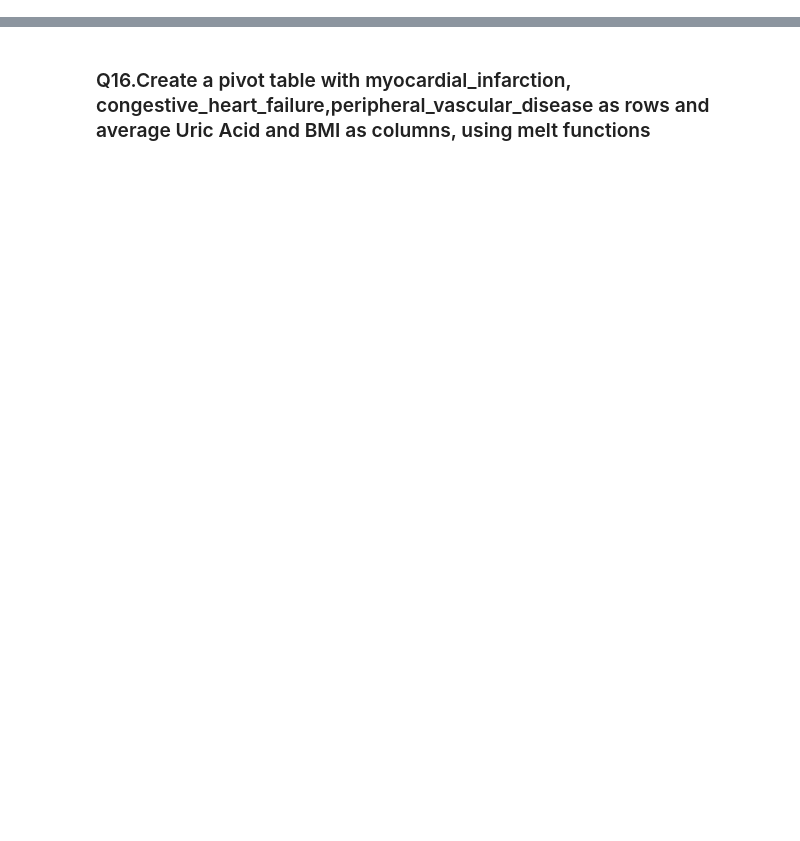
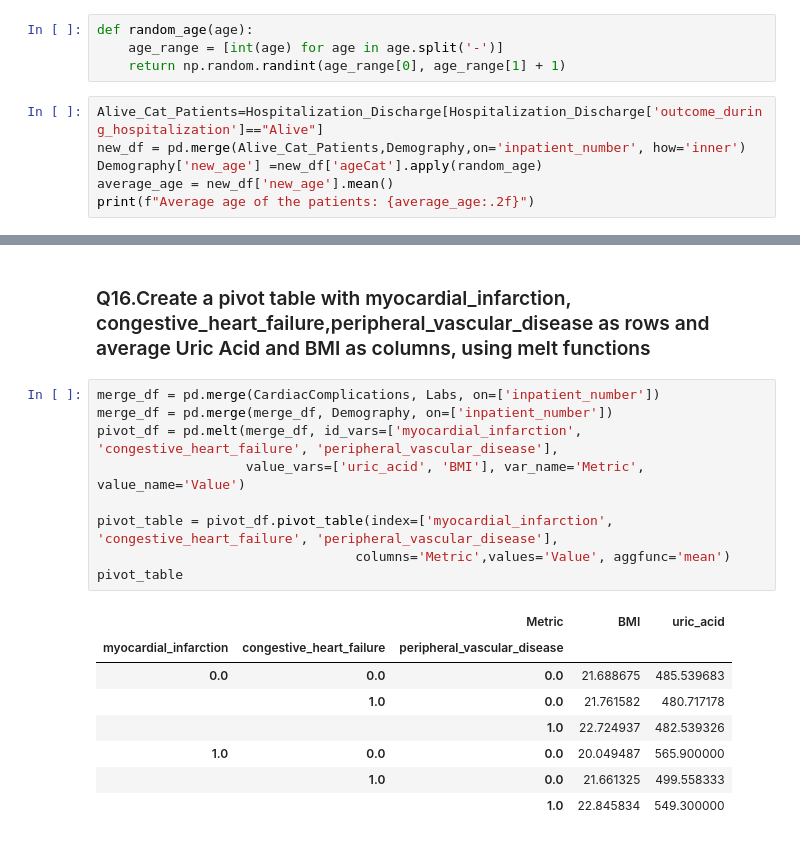
Before and after one commit to SivasankariDA112/03_Hacktivators_PythonHackathon_Apr24, a Jupyter notebook: Team03_Hacktivators_2024.ipynb, the cells around one changed output, grey strips where cells are left out. Cells and saved outputs as stored; diff of their text form; blank space fills up the shorter version.

```diff
--- a/Team03_Hacktivators_2024.ipynb
+++ b/Team03_Hacktivators_2024.ipynb
@@ -105,2 +113,12 @@ Ratio of patients responsive to pain vs responsive to sound: 4.75
 # %% [markdown]
 ### Q6.What was the average age group of the patients that had an outcome of 'Alive'?
+# %%
+def random_age(age):
+    age_range = [int(age) for age in age.split('-')]
+    return np.random.randint(age_range[0], age_range[1] + 1)
+# %%
+Alive_Cat_Patients=Hospitalization_Discharge[Hospitalization_Discharge['outcome_during_hospitalization']=="Alive"]
+new_df = pd.merge(Alive_Cat_Patients,Demography,on='inpatient_number', how='inner')
+Demography['new_age'] =new_df['ageCat'].apply(random_age)
+average_age = new_df['new_age'].mean()
+print(f"Average age of the patients: {average_age:.2f}")
@@ -326,2 +406,20 @@ plt.show()
 # %% [markdown]
 ### Q16.Create a pivot table with myocardial_infarction, congestive_heart_failure,peripheral_vascular_disease as rows and average Uric Acid and BMI as columns, using melt functions
+# %%
+merge_df = pd.merge(CardiacComplications, Labs, on=['inpatient_number'])
+merge_df = pd.merge(merge_df, Demography, on=['inpatient_number'])
+pivot_df = pd.melt(merge_df, id_vars=['myocardial_infarction', 'congestive_heart_failure', 'peripheral_vascular_disease'],
+                   value_vars=['uric_acid', 'BMI'], var_name='Metric', value_name='Value')
+
+pivot_table = pivot_df.pivot_table(index=['myocardial_infarction', 'congestive_heart_failure', 'peripheral_vascular_disease'],
+                                 columns='Metric',values='Value', aggfunc='mean')
+pivot_table
+# %% [output]
+|  |  | Metric | BMI | uric_acid |
+| myocardial_infarction | congestive_heart_failure | peripheral_vascular_disease |  |  |
+| 0.0 | 0.0 | 0.0 | 21.688675 | 485.539683 |
+|  | 1.0 | 0.0 | 21.761582 | 480.717178 |
+|  |  | 1.0 | 22.724937 | 482.539326 |
+| 1.0 | 0.0 | 0.0 | 20.049487 | 565.900000 |
+|  | 1.0 | 0.0 | 21.661325 | 499.558333 |
+|  |  | 1.0 | 22.845834 | 549.300000 |
```
Also changed, not shown: parts of 16 cells of this notebook.
